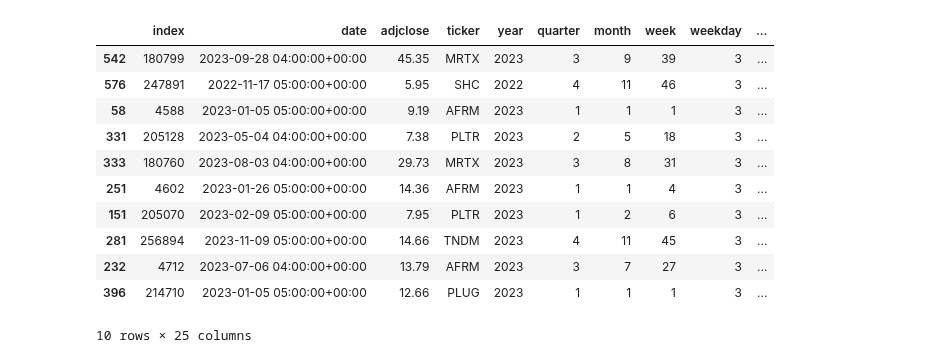
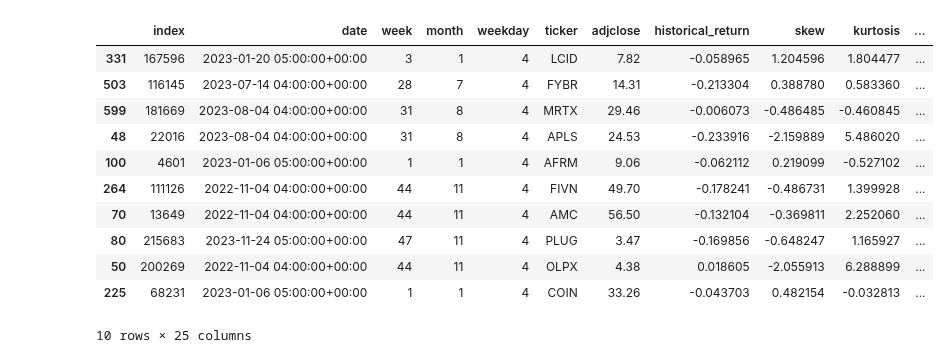
Before and after one commit to chung-ejy/sapling, a Jupyter notebook: final.ipynb, the cells around one changed output. Saved outputs shown, nothing was run; the diff lists cells and outputs as text; code cells hidden in the pictures.

```diff
--- a/final.ipynb
+++ b/final.ipynb
@@ -17,10 +18,10 @@ market.disconnect()
 # %%
 tickers = russell1000["ticker"].values
 training_year = datetime.now().year - 3
+holding_period = 5
 today = datetime.now()
 weekday = today.weekday() - 1 if today.weekday() != 0 else 4
-# factors = ["historical_volatility","historical_return","historical_bollinger"]
-factors = [str(i) for i in range(5)]
+factors = ["historical_return","skurtosis","skew","kurtosis","average_return","coefficient_of_variance","price_to_rolling","price_to_bollinger"]
 # %%
 market.connect()
 prices = []
@@ -70,9 +58,14 @@ KLG index 0 is out of bounds for axis 0 with size 0
 # %%
 positions = 10
-hedge_percentage = 0.05
-sim["return"] = (sim["sell_price"] - sim["buy_price"]) / sim ["buy_price"] * (1/positions) * 0.995
+hedge_percentage = 0.03
+sim["return"] = sim["y"] * (1/positions) * 0.995
 sim["return"] = [max(float(-hedge_percentage/positions),x) for x in sim["return"]]
+sim["month"] = [x.month for x in sim["date"]]
 sim.sort_values("date",inplace=True)
-trades = sim[sim["weekday"]==weekday].copy()
+trades = sim[sim["weekday"]==4].copy()
+trades = trades[trades["week"] % int(holding_period/5) == 0]
 trades = processor.column_date_processing(trades)
+market.connect()
+benchmark = processor.column_date_processing(market.query("prices",{"ticker":"AMZN"}))[["date","adjclose"]]
+market.disconnect()
 # %%
@@ -80,18 +128,34 @@ valuation_method = "expected_return"
+# %%
+valuation_method = "price_to_bollinger"
+ascending = True
 # %%
 try:
-    iteration_trades = trades.copy().sort_values(valuation_method,ascending=False).groupby(["date"]).nth([i for i in range(positions)]).reset_index()
+    iteration_trades = trades.copy().sort_values(valuation_method,ascending=ascending).groupby(["date"]).nth([i for i in range(positions)]).reset_index()
     portfolio = iteration_trades[["date","return"]].groupby("date").sum().reset_index()
     portfolio.sort_values("date",inplace=True)
-    portfolio = portfolio[(portfolio["date"]<portfolio["date"].max())]
+    portfolio = portfolio[(portfolio["date"]>portfolio["date"].min()) & (portfolio["date"]<portfolio["date"].max())]
+    portfolio = portfolio.merge(benchmark,on="date")
+    portfolio["benchmark_cumulative_return"] = (portfolio["adjclose"] - portfolio["adjclose"].iloc[0]) / portfolio["adjclose"].iloc[0] + 1
     portfolio["return"] = portfolio["return"] + 1
+    portfolio["rolling_return"] = portfolio["return"].rolling(10).mean()
+    portfolio["skew"] = portfolio["return"].rolling(10).skew()
+    portfolio["kurtosis"] = portfolio["return"].rolling(10).kurt()
     portfolio["cumulative_return"] = portfolio["return"].cumprod()
+    portfolio["mid"] = portfolio["cumulative_return"].rolling(10).mean()
     portfolio["upper"] = portfolio["cumulative_return"].rolling(10).mean() +  2 * portfolio["cumulative_return"].rolling(10).std()
     portfolio["lower"] = portfolio["cumulative_return"].rolling(10).mean() -  2 * portfolio["cumulative_return"].rolling(10).std()
-    portfolio.dropna(inplace=True)
     recommendations = iteration_trades[["date","sell_date","ticker","adjclose",valuation_method]].sort_values(["date"]).tail(positions)
+    plt.hist(iteration_trades["return"],bins=20,histtype="barstacked")
+    plt.show()
+    scatter = iteration_trades.sort_values("return")
+    plt.scatter(scatter["coefficient_of_variance"].values,scatter["return"].values,c=scatter["month"],cmap="RdYlGn",s=10)
+    plt.legend(list(iteration_trades["month"].unique()))
+    plt.show()
     plt.plot(portfolio["date"].values,portfolio["cumulative_return"].values)
+    plt.plot(portfolio["date"].values,portfolio["benchmark_cumulative_return"].values)
     plt.plot(portfolio["date"].values,portfolio["upper"].values)
     plt.plot(portfolio["date"].values,portfolio["lower"].values)
+    plt.plot(portfolio["date"].values,portfolio["mid"].values)
     plt.show()
 except Exception as e:
     print(str(e))
@@ -100,17 +186,17 @@ except Exception as e:
 # %%
-iteration_trades.sort_values("return",ascending=False).head(positions)
+iteration_trades.sort_values("return",ascending=False).head(10)
 # %% [output]
-|  | index | date | adjclose | ticker | year | quarter | month | week | weekday | ... |
-| 542 | 180799 | 2023-09-28 04:00:00+00:00 | 45.35 | MRTX | 2023 | 3 | 9 | 39 | 3 | ... |
-| 576 | 247891 | 2022-11-17 05:00:00+00:00 | 5.95 | SHC | 2022 | 4 | 11 | 46 | 3 | ... |
-| 58 | 4588 | 2023-01-05 05:00:00+00:00 | 9.19 | AFRM | 2023 | 1 | 1 | 1 | 3 | ... |
-| 331 | 205128 | 2023-05-04 04:00:00+00:00 | 7.38 | PLTR | 2023 | 2 | 5 | 18 | 3 | ... |
-| 333 | 180760 | 2023-08-03 04:00:00+00:00 | 29.73 | MRTX | 2023 | 3 | 8 | 31 | 3 | ... |
-| 251 | 4602 | 2023-01-26 05:00:00+00:00 | 14.36 | AFRM | 2023 | 1 | 1 | 4 | 3 | ... |
-| 151 | 205070 | 2023-02-09 05:00:00+00:00 | 7.95 | PLTR | 2023 | 1 | 2 | 6 | 3 | ... |
-| 281 | 256894 | 2023-11-09 05:00:00+00:00 | 14.66 | TNDM | 2023 | 4 | 11 | 45 | 3 | ... |
-| 232 | 4712 | 2023-07-06 04:00:00+00:00 | 13.79 | AFRM | 2023 | 3 | 7 | 27 | 3 | ... |
-| 396 | 214710 | 2023-01-05 05:00:00+00:00 | 12.66 | PLUG | 2023 | 1 | 1 | 1 | 3 | ... |
+|  | index | date | week | month | weekday | ticker | adjclose | historical_return | skew | kurtosis | ... |
+| 331 | 167596 | 2023-01-20 05:00:00+00:00 | 3 | 1 | 4 | LCID | 7.82 | -0.058965 | 1.204596 | 1.804477 | ... |
+| 503 | 116145 | 2023-07-14 04:00:00+00:00 | 28 | 7 | 4 | FYBR | 14.31 | -0.213304 | 0.388780 | 0.583360 | ... |
+| 599 | 181669 | 2023-08-04 04:00:00+00:00 | 31 | 8 | 4 | MRTX | 29.46 | -0.006073 | -0.486485 | -0.460845 | ... |
+| 48 | 22016 | 2023-08-04 04:00:00+00:00 | 31 | 8 | 4 | APLS | 24.53 | -0.233916 | -2.159889 | 5.486020 | ... |
+| 100 | 4601 | 2023-01-06 05:00:00+00:00 | 1 | 1 | 4 | AFRM | 9.06 | -0.062112 | 0.219099 | -0.527102 | ... |
+| 264 | 111126 | 2022-11-04 04:00:00+00:00 | 44 | 11 | 4 | FIVN | 49.70 | -0.178241 | -0.486731 | 1.399928 | ... |
+| 70 | 13649 | 2022-11-04 04:00:00+00:00 | 44 | 11 | 4 | AMC | 56.50 | -0.132104 | -0.369811 | 2.252060 | ... |
+| 80 | 215683 | 2023-11-24 05:00:00+00:00 | 47 | 11 | 4 | PLUG | 3.47 | -0.169856 | -0.648247 | 1.165927 | ... |
+| 50 | 200269 | 2022-11-04 04:00:00+00:00 | 44 | 11 | 4 | OLPX | 4.38 | 0.018605 | -2.055913 | 6.288899 | ... |
+| 225 | 68231 | 2023-01-06 05:00:00+00:00 | 1 | 1 | 4 | COIN | 33.26 | -0.043703 | 0.482154 | -0.032813 | ... |
 10 rows × 25 columns
 # %%
 recommendations
```
Also changed, not shown: parts of 9 cells of this notebook, 1 other file.
